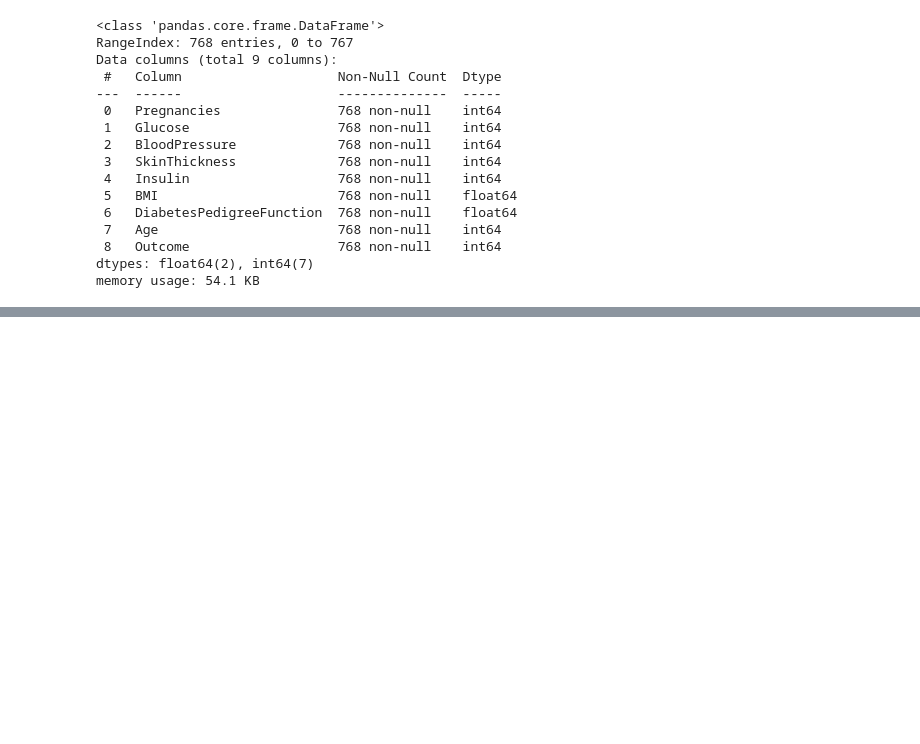
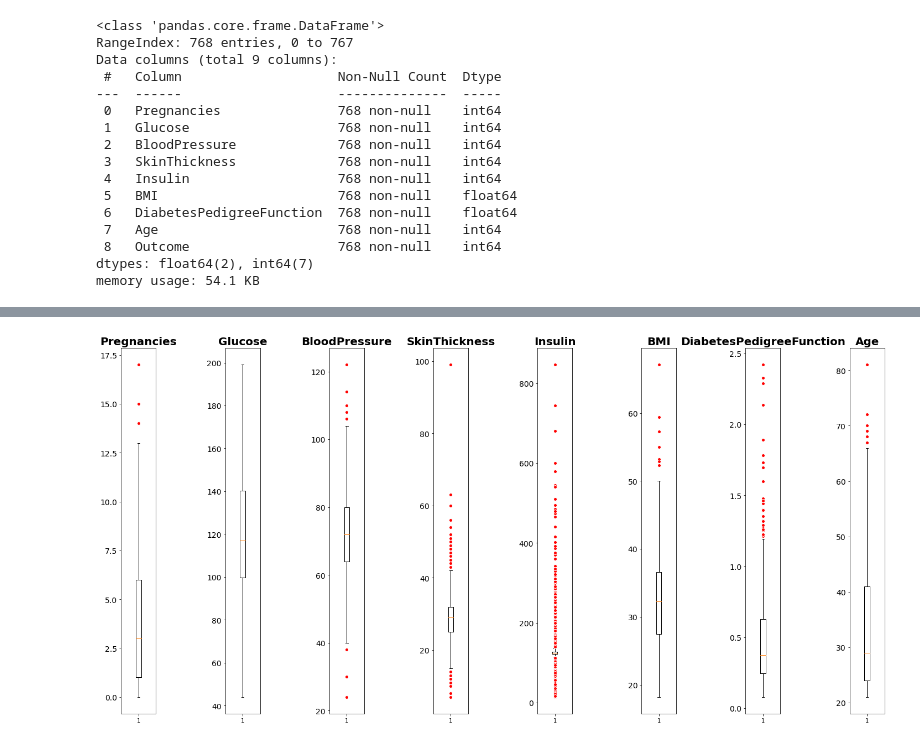
Before and after one commit to abhayajith19/pima_indian_diabetes, a Jupyter notebook: Pima_Indians_Diabetes.ipynb, the cells around one changed output, grey strips where cells are left out. Cells and saved outputs as stored; diff of their text form; code cells hidden in the pictures; blank space fills up the shorter version.

```diff
--- a/Pima_Indians_Diabetes.ipynb
+++ b/Pima_Indians_Diabetes.ipynb
@@ -189,0 +137,8 @@ dtype: int64
+# %%
+missing_value_columns=['Glucose','BloodPressure','SkinThickness','Insulin','BMI']
+# %%
+# Imputing missing values in dataset using median
+
+for column in missing_value_columns:
+
+  df[column].replace(0,df[df[column]!=0][column].median(),inplace=True)
@@ -189,0 +172,14 @@ dtype: int64
+# %%
+#Creating subplot of each column with its own scale
+red_circle = dict(markerfacecolor='red', marker='o', markeredgecolor='white')
+
+fig, axs = plt.subplots(1, len(df.columns.drop('Outcome')), figsize=(20,10))
+
+for i, ax in enumerate(axs.flat):
+    ax.boxplot(df.iloc[:,i], flierprops=red_circle)
+    ax.set_title(df.columns[i], fontsize=20, fontweight='bold')
+    ax.tick_params(axis='y', labelsize=14)
+
+plt.tight_layout()
+# %% [output]
+[figure, added]
```
Also changed, not shown: parts of 50 cells of this notebook.
